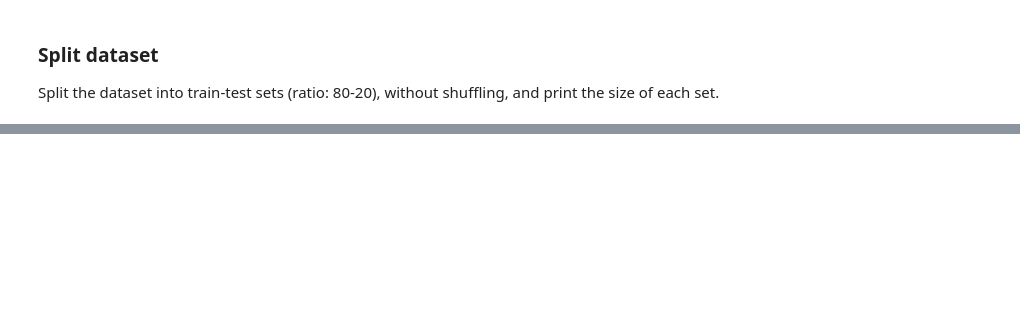
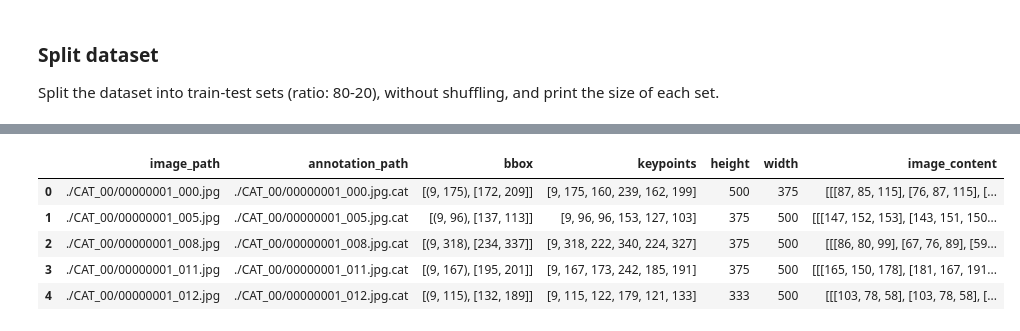
Before and after one commit to MaxKumundzhiev/AppliedDeepLearning, a Jupyter notebook: Mask_R_CNN/Mask_R_CNN.ipynb, the cells around one changed output, grey strips where cells are left out. Cells and saved outputs as stored; diff of their text form; code cells hidden in the pictures; blank space fills up the shorter version.

```diff
--- a/Mask_R_CNN/Mask_R_CNN.ipynb
+++ b/Mask_R_CNN/Mask_R_CNN.ipynb
@@ -189,0 +217,9 @@ print(X_test.shape)
+# %%
+X_train.head()
+# %% [output]
+|  | image_path | annotation_path | bbox | keypoints | height | width | image_content |
+| 0 | ./CAT_00/00000001_000.jpg | ./CAT_00/00000001_000.jpg.cat | [(9, 175), [172, 209]] | [9, 175, 160, 239, 162, 199] | 500 | 375 | [[[87, 85, 115], [76, 87, 115], [... |
+| 1 | ./CAT_00/00000001_005.jpg | ./CAT_00/00000001_005.jpg.cat | [(9, 96), [137, 113]] | [9, 96, 96, 153, 127, 103] | 375 | 500 | [[[147, 152, 153], [143, 151, 150... |
+| 2 | ./CAT_00/00000001_008.jpg | ./CAT_00/00000001_008.jpg.cat | [(9, 318), [234, 337]] | [9, 318, 222, 340, 224, 327] | 375 | 500 | [[[86, 80, 99], [67, 76, 89], [59... |
+| 3 | ./CAT_00/00000001_011.jpg | ./CAT_00/00000001_011.jpg.cat | [(9, 167), [195, 201]] | [9, 167, 173, 242, 185, 191] | 375 | 500 | [[[165, 150, 178], [181, 167, 191... |
+| 4 | ./CAT_00/00000001_012.jpg | ./CAT_00/00000001_012.jpg.cat | [(9, 115), [132, 189]] | [9, 115, 122, 179, 121, 133] | 333 | 500 | [[[103, 78, 58], [103, 78, 58], [... |
```
Also changed, not shown: parts of 9 cells of this notebook.
